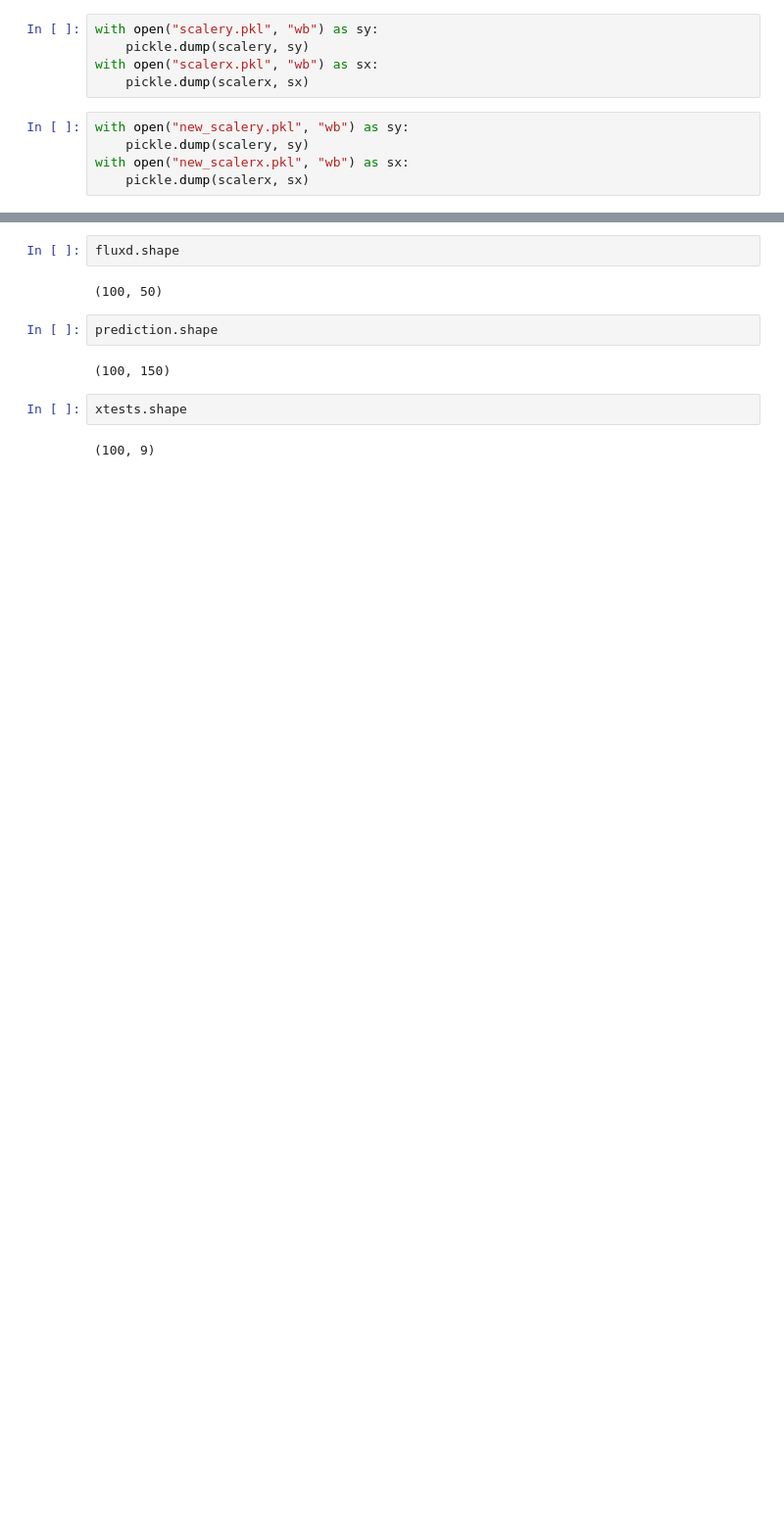
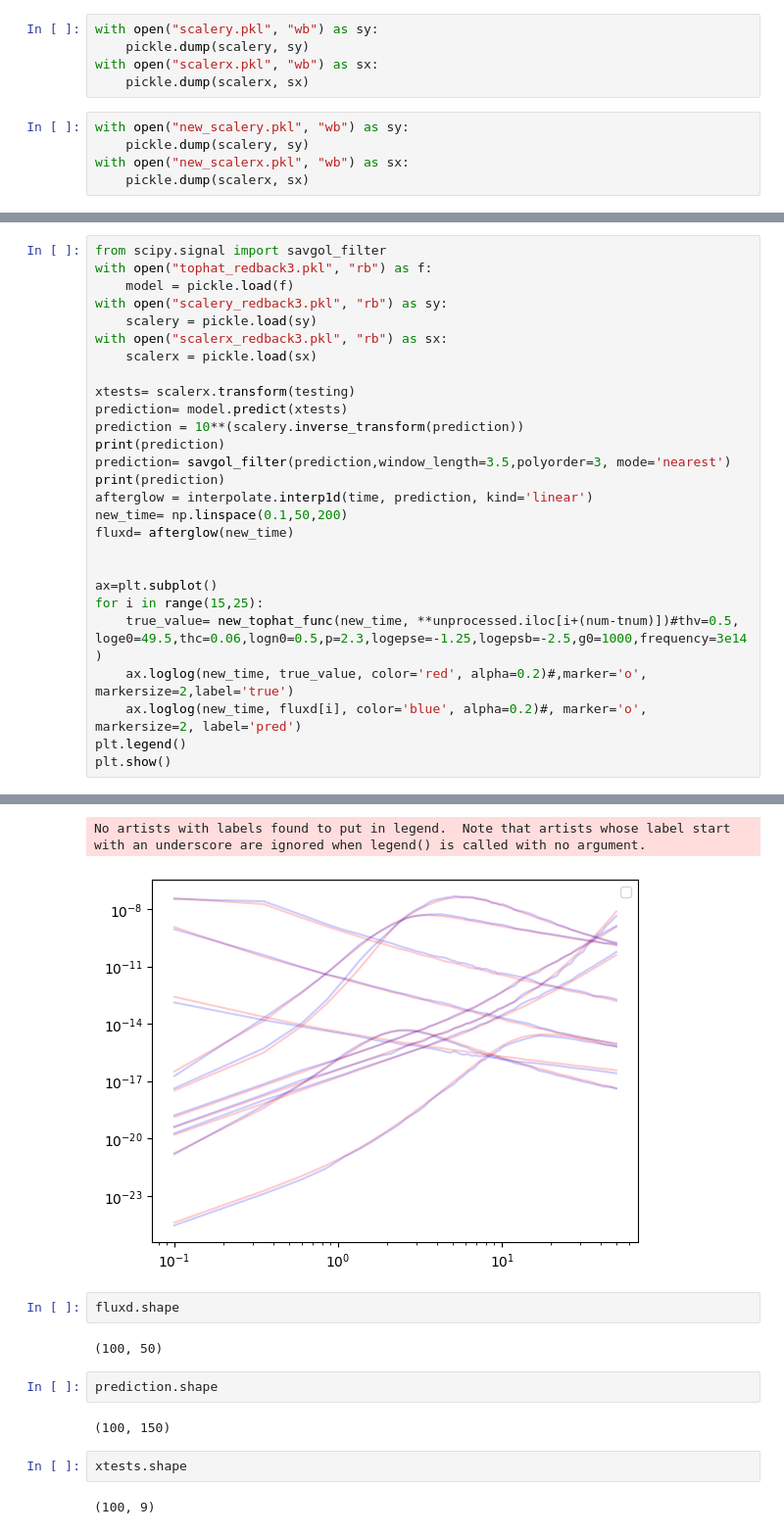
Before and after one commit to wfw23/MPhys_project, a Jupyter notebook: emulation.ipynb, the cells around one changed output, grey strips where cells are left out. Shown: that part at 98% size. Saved outputs shown, nothing was run; the diff lists cells and outputs as text; blank space fills up the shorter version.

```diff
--- a/emulation.ipynb
+++ b/emulation.ipynb
@@ -348,0 +365,28 @@ plt.show()
+# %%
+from scipy.signal import savgol_filter
+with open("tophat_redback3.pkl", "rb") as f:
+    model = pickle.load(f)
+with open("scalery_redback3.pkl", "rb") as sy:
+    scalery = pickle.load(sy)
+with open("scalerx_redback3.pkl", "rb") as sx:
+    scalerx = pickle.load(sx)
+
+xtests= scalerx.transform(testing)
+prediction= model.predict(xtests)
+prediction = 10**(scalery.inverse_transform(prediction))
+print(prediction)
+prediction= savgol_filter(prediction,window_length=3.5,polyorder=3, mode='nearest')
+print(prediction)
+afterglow = interpolate.interp1d(time, prediction, kind='linear')
+new_time= np.linspace(0.1,50,200)
+fluxd= afterglow(new_time)
+
+
+ax=plt.subplot()
+for i in range(15,25):
+    true_value= new_tophat_func(new_time, **unprocessed.iloc[i+(num-tnum)])#thv=0.5, loge0=49.5,thc=0.06,logn0=0.5,p=2.3,logepse=-1.25,logepsb=-2.5,g0=1000,frequency=3e14)
+    ax.loglog(new_time, true_value, color='red', alpha=0.2)#,marker='o', markersize=2,label='true')
+    ax.loglog(new_time, fluxd[i], color='blue', alpha=0.2)#, marker='o', markersize=2, label='pred')
+plt.legend()
+plt.show()
+# %% [output]
@@ -349,3 +410,5 @@ plt.show()
+No artists with labels found to put in legend.  Note that artists whose label start with an underscore are ignored when legend() is called with no argument.
+[figure, added]
 # %%
 fluxd.shape
 # %% [output]
```
Also changed, not shown: parts of 17 cells of this notebook, 18 other files.
